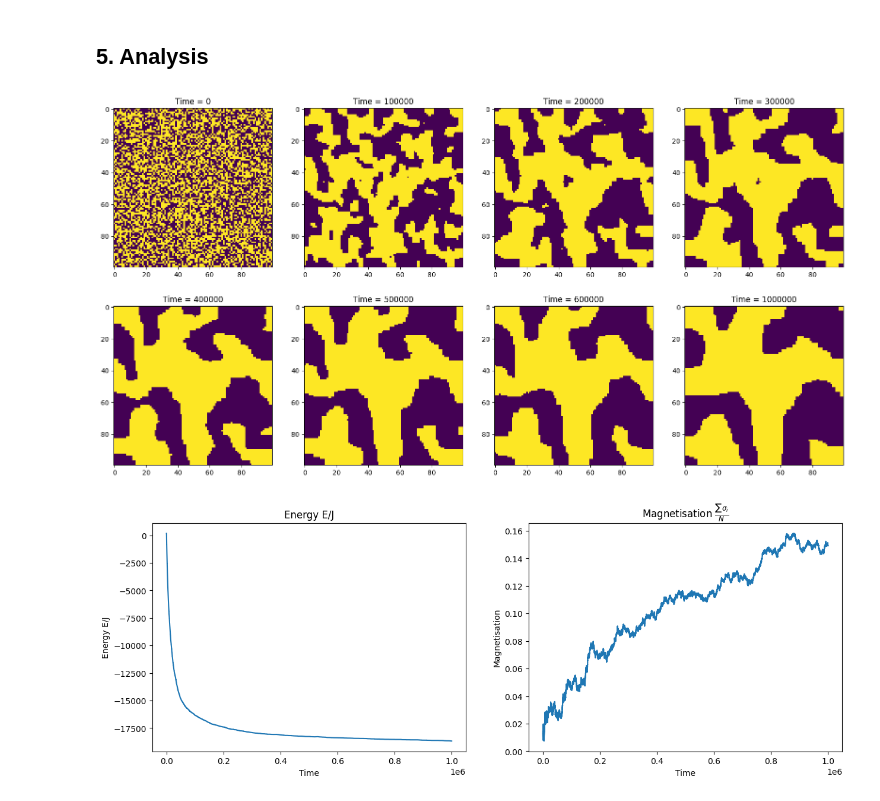
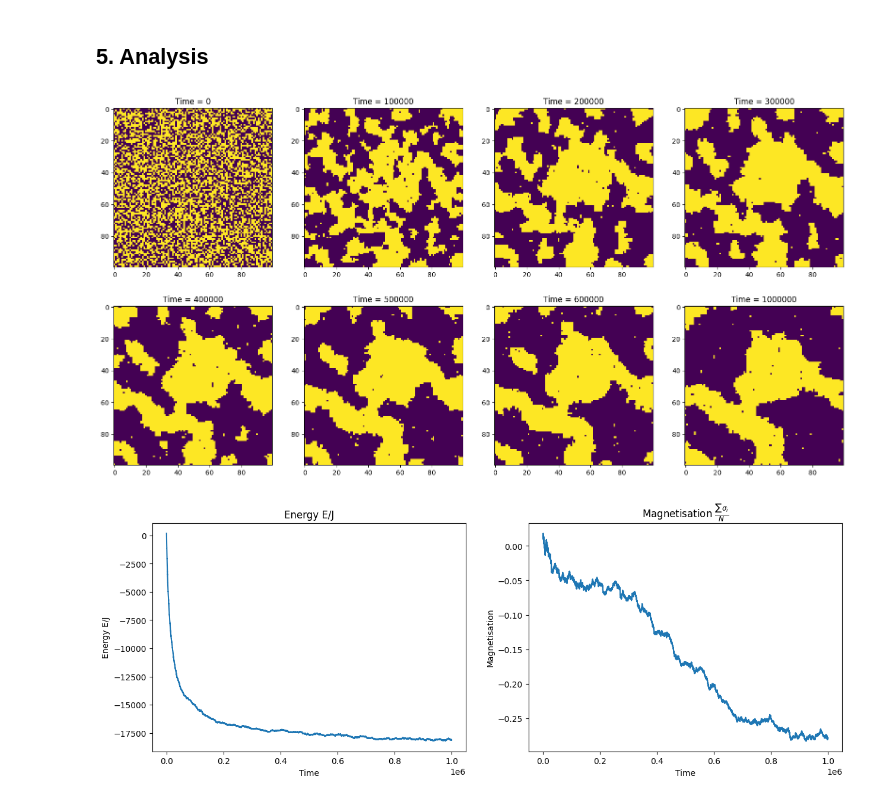
Before and after one commit to qianyangchen/IsingModel2D, a Jupyter notebook: Ising2D.ipynb, the cells around one changed output. Cells and saved outputs as stored; diff of their text form; code cells hidden in the pictures.

```diff
--- a/Ising2D.ipynb
+++ b/Ising2D.ipynb
@@ -355,25 +354,25 @@ nopython is set for njit and is ignored
 # %%
 # simulation for one J
 N = 100
 time = 1000000
-J = 2
+J = 0.7
 spins, senses, actions, sensesNext, mus, magnetisations = simulation(N, time, J, bias=0.5, seed=0)
 
 # plot energy and magnetisation
 fig, axes = plt.subplots(nrows=1, ncols=2, figsize=(15, 5))
 ax = axes[0]
 ax.plot(range(time), mus);
 ax.set_title('Energy E/J');
 ax.set_xlabel('Time');
 ax.set_ylabel('Energy E/J');
 ax = axes[1]
 ax.plot(range(time), magnetisations);
 ax.set_title(r'Magnetisation $\frac{\sum{\sigma_i}}{N}$');
 ax.set_xlabel('Time');
 ax.set_ylabel('Magnetisation');
 # %% [output]
-[figure, old version]
+[figure, new version]
-[figure, old version]
+[figure, new version]
 # %%
 %%time
 # run for multiple J and compute analytical quantities for each J
```
Also changed, not shown: parts of 14 cells of this notebook.
